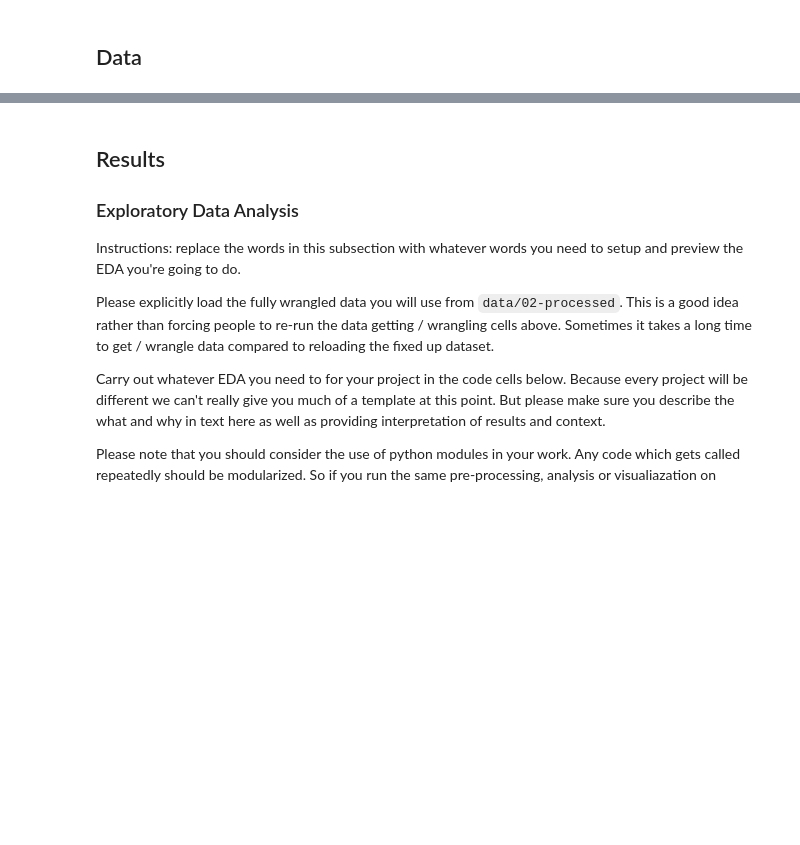
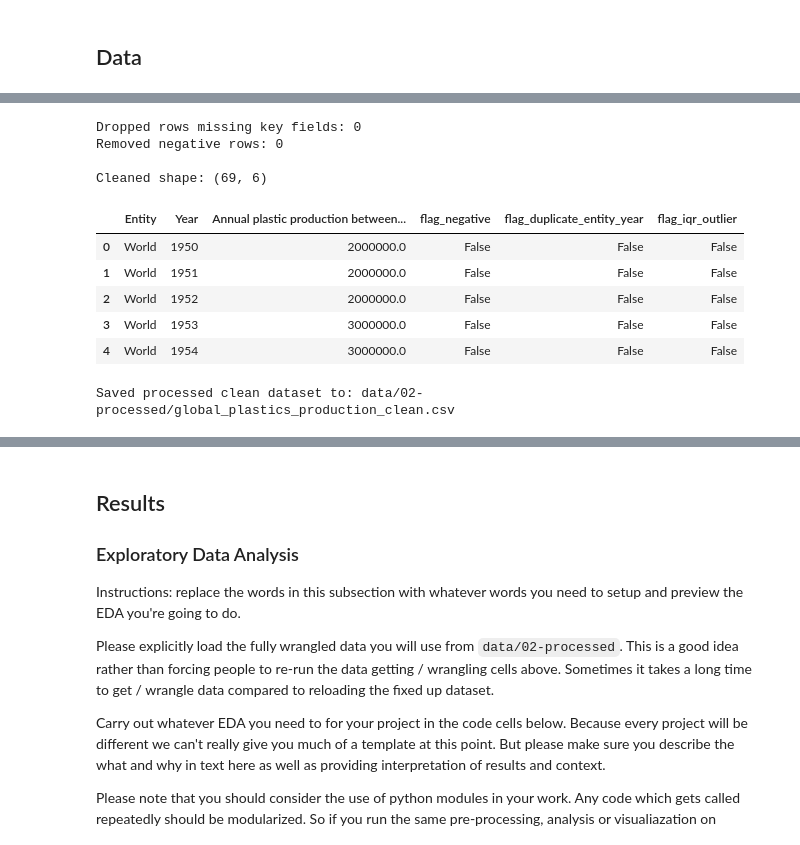
Before and after one commit to COGS108/Group013_WI26, a Jupyter notebook: 02-EDACheckpoint.ipynb, the cells around one changed output, grey strips where cells are left out. Cells and saved outputs as stored; diff of their text form; code cells hidden in the pictures; blank space fills up the shorter version.

```diff
--- a/02-EDACheckpoint.ipynb
+++ b/02-EDACheckpoint.ipynb
@@ -81,0 +150,19 @@ Instructions: REPLACE the contents of this cell and the one below with your work
+# %%
+from pathlib import Path
+import pandas as pd
+import numpy as np
+
+RAW_DIR = Path("data/00-raw")
+INTERIM_DIR = Path("data/01-interim")
+PROCESSED_DIR = Path("data/02-processed")
+for d in [RAW_DIR, INTERIM_DIR, PROCESSED_DIR]:
+    d.mkdir(parents=True, exist_ok=True)
+
+RAW_PATH = RAW_DIR / "global-plastics-production.csv"
+# %%
+# 1. Load the dataset
+
+df_raw = pd.read_csv(RAW_PATH)
+print("Loaded raw data from:", RAW_PATH)
+display(df_raw.head())
+print("Raw shape (rows, cols):", df_raw.shape)
@@ -81,0 +290,47 @@ Instructions: REPLACE the contents of this cell and the one below with your work
+# %%
+# 6) Clean data
+
+# We drop rows missing key fields (Entity/Year/value) because imputing aggregate annual production would be speculative and could bias trends.
+df_clean = df_flagged.copy()
+
+# Remove duplicate Entity-Year (keep first)
+df_clean = df_clean.drop_duplicates(subset=["Entity", "Year"], keep="first")
+
+# Drop rows missing key fields
+before = len(df_clean)
+df_clean = df_clean.dropna(subset=["Entity", "Year", value_col])
+print("Dropped rows missing key fields:", before - len(df_clean))
+
+# Remove negative values (set to NaN then drop)
+neg_before = (df_clean[value_col] < 0).sum()
+df_clean.loc[df_clean[value_col] < 0, value_col] = np.nan
+df_clean = df_clean.dropna(subset=[value_col])
+print("Removed negative rows:", int(neg_before))
+
+# Ensure Year is int
+df_clean["Year"] = df_clean["Year"].astype(int)
+
+# Keep core columns + flags (clean output)
+df_clean = df_clean[["Entity", "Year", value_col, "flag_negative", "flag_duplicate_entity_year", "flag_iqr_outlier"]]
+
+print("\nCleaned shape:", df_clean.shape)
+display(df_clean.head())
+# %% [output]
+Dropped rows missing key fields: 0
+Removed negative rows: 0
+
+Cleaned shape: (69, 6)
+|  | Entity | Year | Annual plastic production between... | flag_negative | flag_duplicate_entity_year | flag_iqr_outlier |
+| 0 | World | 1950 | 2000000.0 | False | False | False |
+| 1 | World | 1951 | 2000000.0 | False | False | False |
+| 2 | World | 1952 | 2000000.0 | False | False | False |
+| 3 | World | 1953 | 3000000.0 | False | False | False |
+| 4 | World | 1954 | 3000000.0 | False | False | False |
+# %%
+# 7) Write final processed dataset
+
+PROCESSED_PATH = PROCESSED_DIR / "global_plastics_production_clean.csv"
+df_clean.to_csv(PROCESSED_PATH, index=False)
+print("Saved processed clean dataset to:", PROCESSED_PATH)
+# %% [output]
+Saved processed clean dataset to: data/02-processed/global_plastics_production_clean.csv
```
Also changed, not shown: parts of 46 cells of this notebook.
